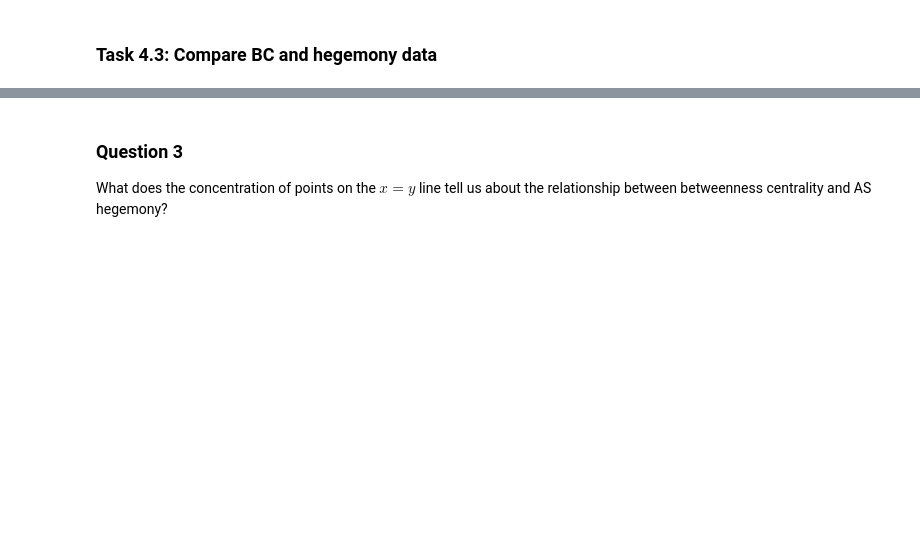
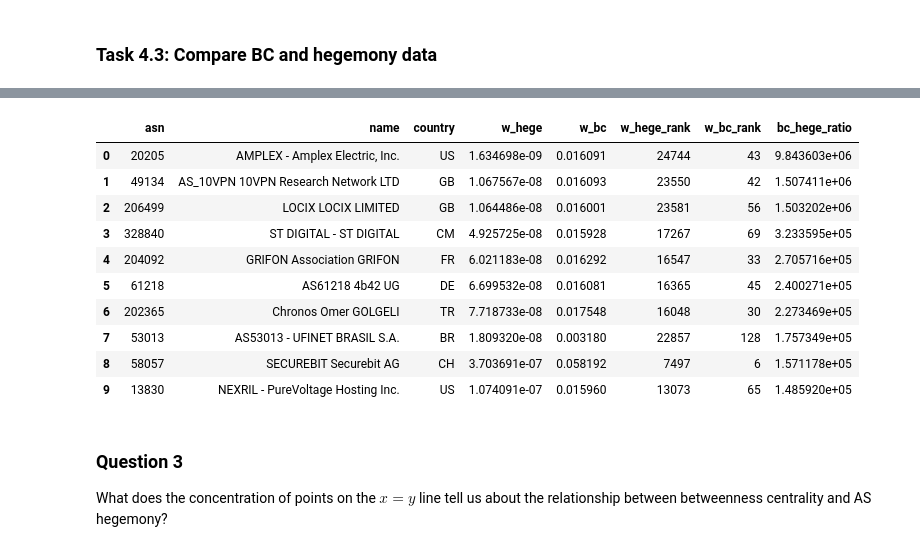
Before and after one commit to luyuanfan/nids-as-centrality, a Jupyter notebook: nids-as-centrality-refactored.ipynb, the cells around one changed output, grey strips where cells are left out. Cells and saved outputs as stored; diff of their text form; code cells hidden in the pictures; blank space fills up the shorter version.

Commit message:
added full run data; added outlier_df

```diff
--- a/nids-as-centrality-refactored.ipynb
+++ b/nids-as-centrality-refactored.ipynb
@@ -580,3 +617,38 @@ plt.show()
+# %%
+N_OUTLIER = 10
+outliers = pos.nlargest(N_OUTLIER, "bc_hege_ratio")
+
+for _, row in outliers.iterrows():
+    ax.annotate(
+        f"AS{row['asn']}",
+        xy=(row["w_bc"], row["w_hege"]),
+    )
+
+outlier_df = (
+    outliers[
+        [
+            "asn", "name", "country",
+            "w_hege", "w_bc",
+            "w_hege_rank", "w_bc_rank",
+            "bc_hege_ratio"
+        ]
+    ]
+    .sort_values("bc_hege_ratio", ascending=False)
+    .reset_index(drop=True)
+)
+display(outlier_df)
+# %% [output]
+|  | asn | name | country | w_hege | w_bc | w_hege_rank | w_bc_rank | bc_hege_ratio |
+| 0 | 20205 | AMPLEX - Amplex Electric, Inc. | US | 1.634698e-09 | 0.016091 | 24744 | 43 | 9.843603e+06 |
+| 1 | 49134 | AS_10VPN 10VPN Research Network LTD | GB | 1.067567e-08 | 0.016093 | 23550 | 42 | 1.507411e+06 |
+| 2 | 206499 | LOCIX LOCIX LIMITED | GB | 1.064486e-08 | 0.016001 | 23581 | 56 | 1.503202e+06 |
+| 3 | 328840 | ST DIGITAL - ST DIGITAL | CM | 4.925725e-08 | 0.015928 | 17267 | 69 | 3.233595e+05 |
+| 4 | 204092 | GRIFON Association GRIFON | FR | 6.021183e-08 | 0.016292 | 16547 | 33 | 2.705716e+05 |
+| 5 | 61218 | AS61218 4b42 UG | DE | 6.699532e-08 | 0.016081 | 16365 | 45 | 2.400271e+05 |
+| 6 | 202365 | Chronos Omer GOLGELI | TR | 7.718733e-08 | 0.017548 | 16048 | 30 | 2.273469e+05 |
+| 7 | 53013 | AS53013 - UFINET BRASIL S.A. | BR | 1.809320e-08 | 0.003180 | 22857 | 128 | 1.757349e+05 |
+| 8 | 58057 | SECUREBIT Securebit AG | CH | 3.703691e-07 | 0.058192 | 7497 | 6 | 1.571178e+05 |
+| 9 | 13830 | NEXRIL - PureVoltage Hosting Inc. | US | 1.074091e-07 | 0.015960 | 13073 | 65 | 1.485920e+05 |
 # %% [markdown]
 ### Question 3
 What does the concentration of points on the $x = y$ line tell us about the relationship between betweenness centrality and AS hegemony?
```
Also changed, not shown: parts of 4 cells of this notebook.
